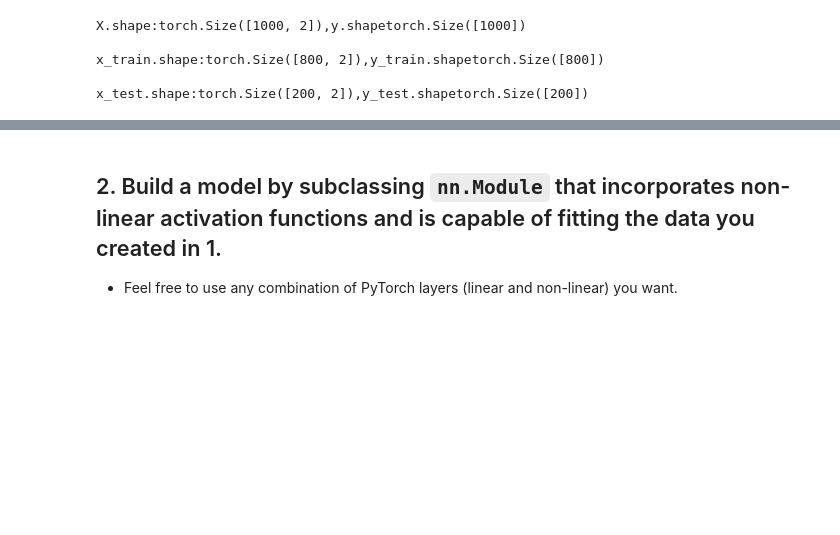
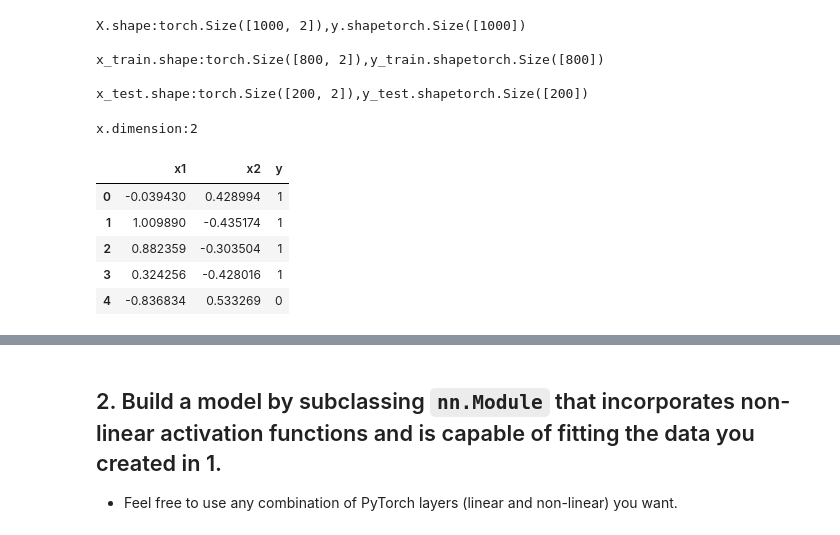
Before and after one commit to ZephryLiang/pytorch-deep-learning, a Jupyter notebook: extras/exercises/02_pytorch_classification_exercises.ipynb, the cells around one changed output, grey strips where cells are left out. Drawn from its saved outputs; the diff is of its cells as text; code cells hidden in the pictures; blank space fills up the shorter version.

```diff
--- a/extras/exercises/02_pytorch_classification_exercises.ipynb
+++ b/extras/exercises/02_pytorch_classification_exercises.ipynb
@@ -57,7 +57,19 @@ x_train.shape:torch.Size([800, 2]),y_train.shapetorch.Size([800])
 x_test.shape:torch.Size([200, 2]),y_test.shapetorch.Size([200])
 # %%
 # Turn data into a DataFrame
+print(f"x.dimension:{X.ndim}")
 import pandas as pd
+df = pd.DataFrame(X.cpu(),columns=["x1","x2"])
+df["y"] = y.cpu()
+df.head()
+# %% [output]
+x.dimension:2
+|  | x1 | x2 | y |
+| 0 | -0.039430 | 0.428994 | 1 |
+| 1 | 1.009890 | -0.435174 | 1 |
+| 2 | 0.882359 | -0.303504 | 1 |
+| 3 | 0.324256 | -0.428016 | 1 |
+| 4 | -0.836834 | 0.533269 | 0 |
 # %%
 # Visualize the data on a scatter plot
 import matplotlib.pyplot as plt
```
Also changed, not shown: parts of 1 cell of this notebook.
